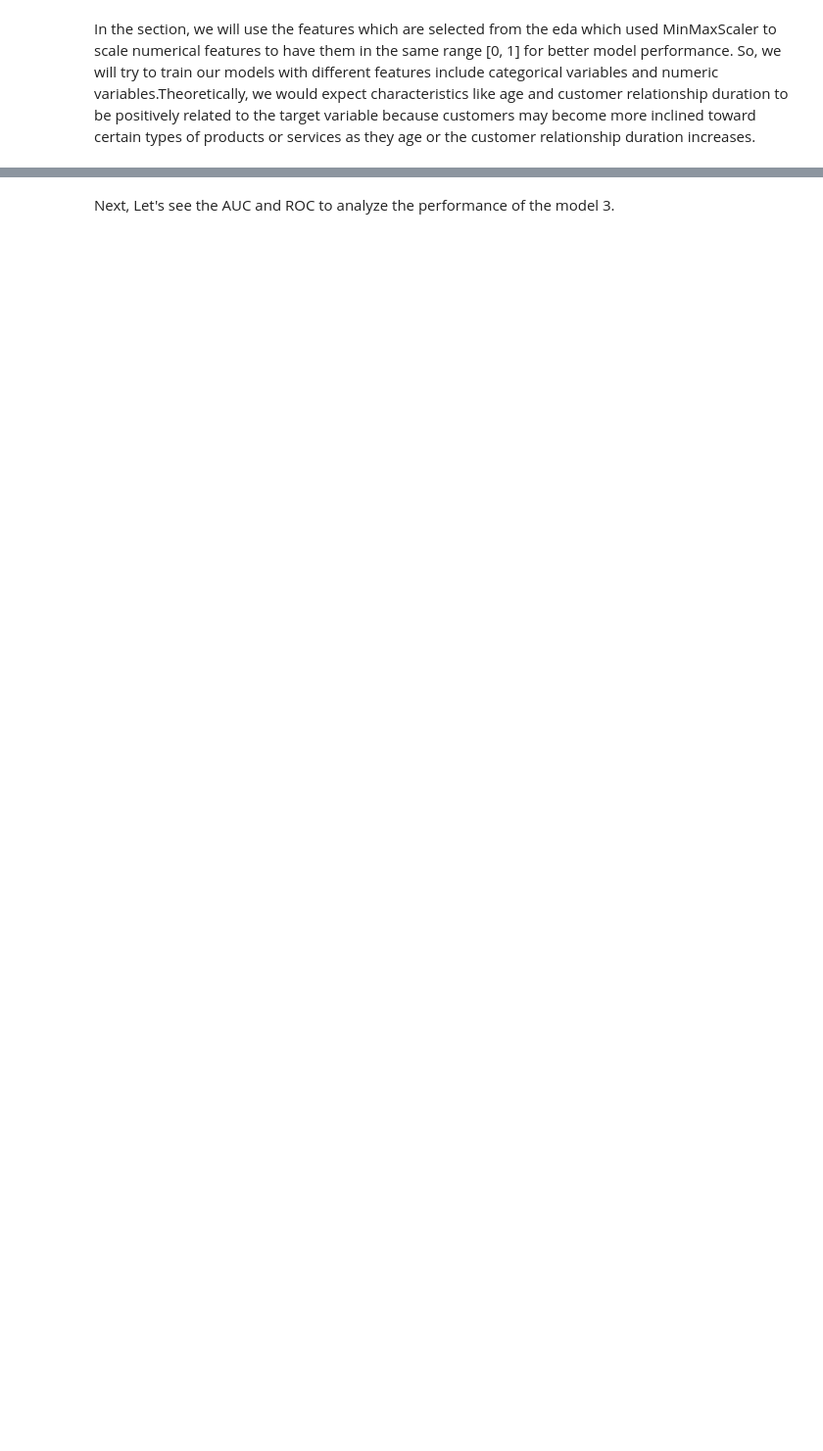
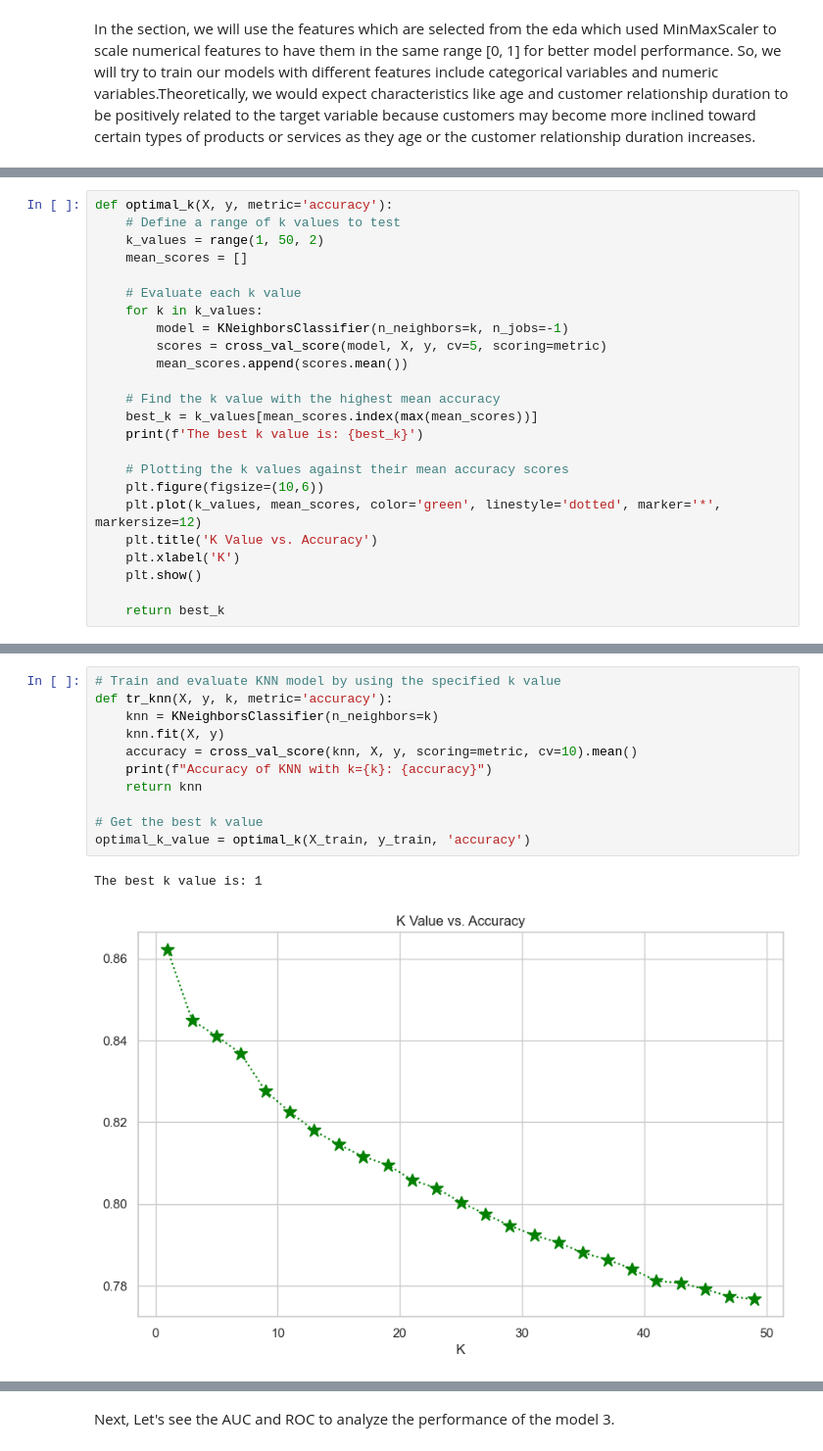
Before and after one commit to Zhengnan817/DAV-6150, a Jupyter notebook: M8/Z_Li_M8_assn.ipynb, the cells around one changed output, grey strips where cells are left out. Shown: that part at 98% size. Cells and saved outputs as stored; diff of their text form; blank space fills up the shorter version.

```diff
--- a/M8/Z_Li_M8_assn.ipynb
+++ b/M8/Z_Li_M8_assn.ipynb
@@ -540,0 +513,24 @@ After comparing the performance of the three models, we tend to choose __Model 1
+# %%
+def optimal_k(X, y, metric='accuracy'):
+    # Define a range of k values to test
+    k_values = range(1, 50, 2)
+    mean_scores = []
+
+    # Evaluate each k value
+    for k in k_values:
+        model = KNeighborsClassifier(n_neighbors=k, n_jobs=-1)
+        scores = cross_val_score(model, X, y, cv=5, scoring=metric)
+        mean_scores.append(scores.mean())
+
+    # Find the k value with the highest mean accuracy
+    best_k = k_values[mean_scores.index(max(mean_scores))]
+    print(f'The best k value is: {best_k}')
+
+    # Plotting the k values against their mean accuracy scores
+    plt.figure(figsize=(10,6))
+    plt.plot(k_values, mean_scores, color='green', linestyle='dotted', marker='*', markersize=12)
+    plt.title('K Value vs. Accuracy')
+    plt.xlabel('K')
+    plt.show()
+
+    return best_k
@@ -540,0 +540,14 @@ After comparing the performance of the three models, we tend to choose __Model 1
+# %%
+# Train and evaluate KNN model by using the specified k value
+def tr_knn(X, y, k, metric='accuracy'):
+    knn = KNeighborsClassifier(n_neighbors=k)
+    knn.fit(X, y)
+    accuracy = cross_val_score(knn, X, y, scoring=metric, cv=10).mean()
+    print(f"Accuracy of KNN with k={k}: {accuracy}")
+    return knn
+
+# Get the best k value
+optimal_k_value = optimal_k(X_train, y_train, 'accuracy')
+# %% [output]
+The best k value is: 1
+[figure, added]
```
Also changed, not shown: parts of 43 cells of this notebook.
